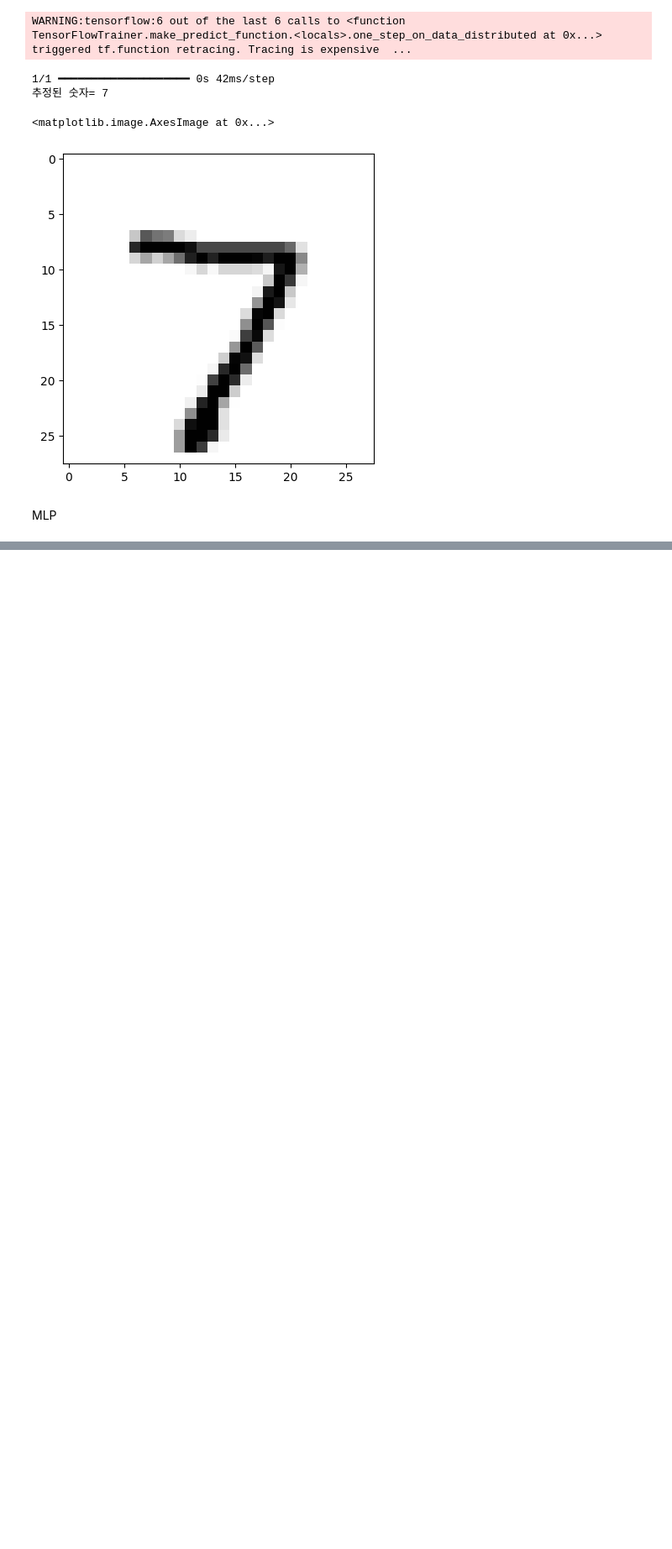
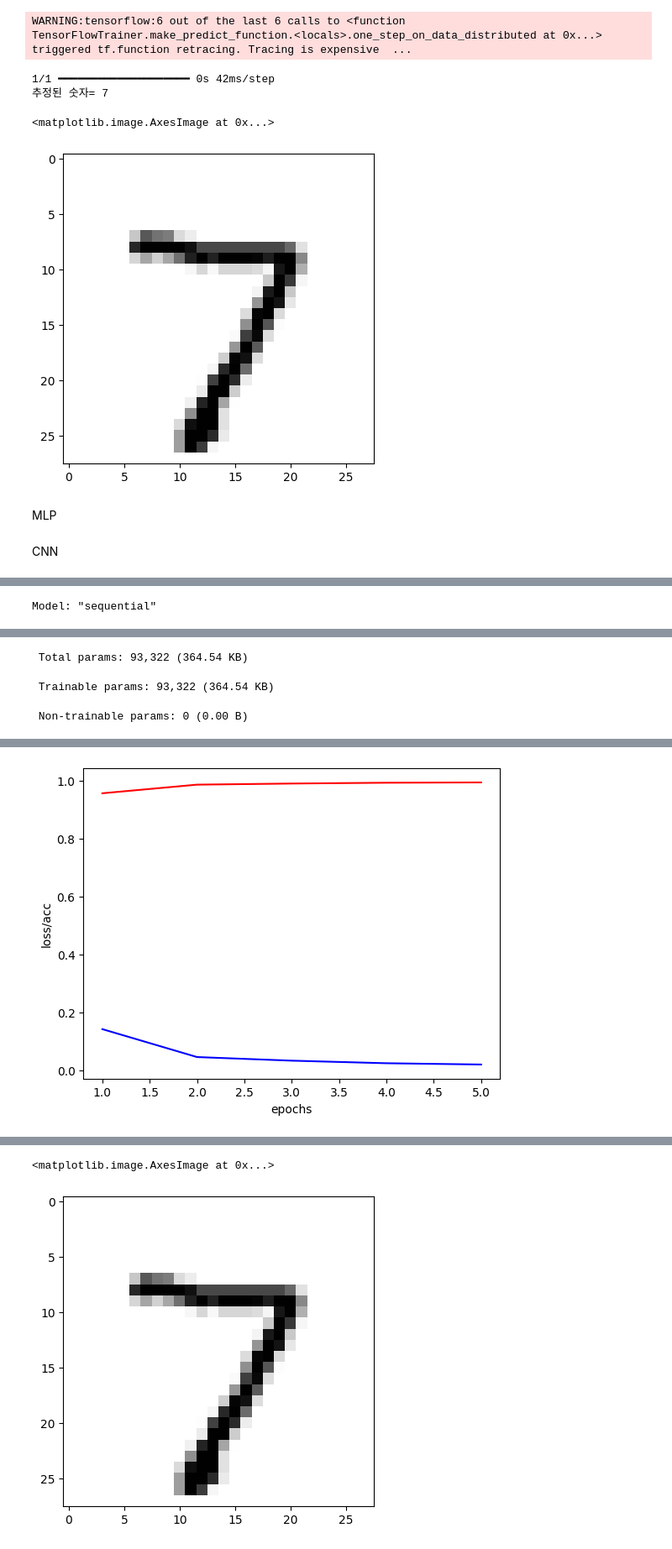
Before and after one commit to surf0123/ai, a Jupyter notebook: deep.ipynb, the cells around one changed output, grey strips where cells are left out. Shown at 84% size. Saved outputs shown, nothing was run; the diff lists cells and outputs as text; code cells hidden in the pictures; blank space fills up the shorter version.

```diff
--- a/deep.ipynb
+++ b/deep.ipynb
@@ -223,3 +223,49 @@ plt.show()
 pred = model.predict(test_images[0].reshape(1,28,28,1), batch_size=1)
 print("추정된 숫자=", pred.argmax())
 plt.imshow(test_images[0], cmap="Greys")
+# %% [markdown]
+CNN
+# %%
+import tensorflow as tf
+from tensorflow.keras import datasets, layers, models
+
+(train_images, train_labels), (test_images, test_labels) = datasets.mnist.load_data()
+
+train_images = train_images.reshape((60000, 28, 28, 1))
+test_images = test_images.reshape((10000, 28, 28, 1))
+
+train_images, test_images = train_images / 255.0, test_images / 255.0
+
+model = models.Sequential()
+model.add(layers.Conv2D(32, (3, 3), activation='relu', input_shape=(28, 28, 1)))
+model.add(layers.MaxPooling2D((2, 2)))
+model.add(layers.Conv2D(64, (3, 3), activation='relu'))
+model.add(layers.MaxPooling2D((2, 2)))
+model.add(layers.Conv2D(64, (3, 3), activation='relu'))
+model.add(layers.Flatten())
+model.add(layers.Dense(64, activation='relu'))
+model.add(layers.Dense(10, activation='softmax'))
+model.summary()
+
+import matplotlib.pyplot as plt
+
+model.compile(optimizer='adam',loss='sparse_categorical_crossentropy', metrics=['accuracy'])
+history=model.fit(train_images, train_labels, epochs=5)
+
+test_loss, test_acc = model.evaluate(test_images, test_labels)
+print('테스트 정확도:', test_acc)
+
+loss = history.history['loss']
+acc = history.history['accuracy']
+epochs = range(1, len(loss)+1)
+
+plt.plot(epochs, loss, 'b', label='Training Loss')
+plt.plot(epochs, acc, 'r', label='Accuracy')
+plt.xlabel('epochs')
+plt.ylabel('loss/acc')
+plt.show()
+
+pred = model.predict(test_images[0].reshape(1,28,28,1), batch_size=1)
+print("추정된 숫자=", pred.argmax())
+plt.imshow(test_images[0], cmap="Greys")
+# %% [output]
@@ -225,0 +274 @@ plt.imshow(test_images[0], cmap="Greys")
+Model: "sequential"
@@ -225,0 +294,3 @@ plt.imshow(test_images[0], cmap="Greys")
+ Total params: 93,322 (364.54 KB)
+ Trainable params: 93,322 (364.54 KB)
+ Non-trainable params: 0 (0.00 B)
@@ -225,0 +309 @@ plt.imshow(test_images[0], cmap="Greys")
+[figure, added]
@@ -225,0 +312,2 @@ plt.imshow(test_images[0], cmap="Greys")
+<matplotlib.image.AxesImage at 0x...>
+[figure, added]
```
Also changed, not shown: parts of 3 cells of this notebook.
